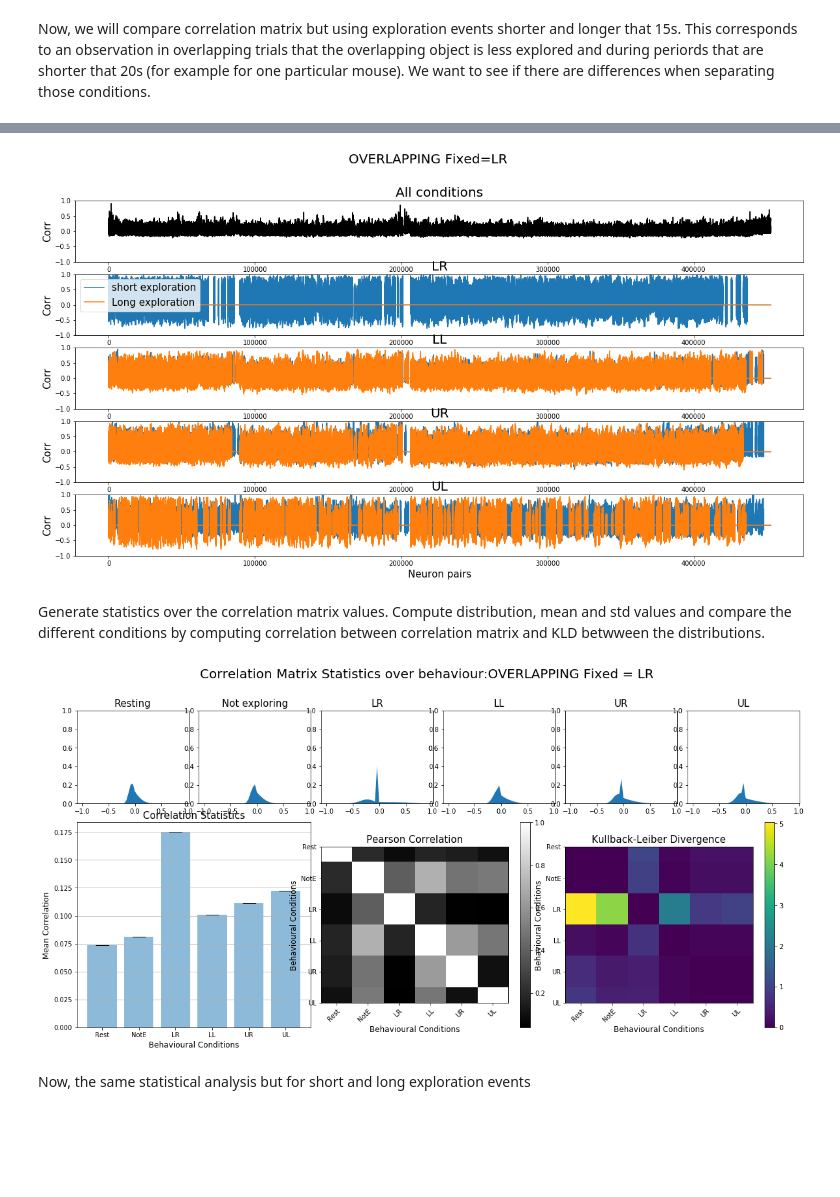
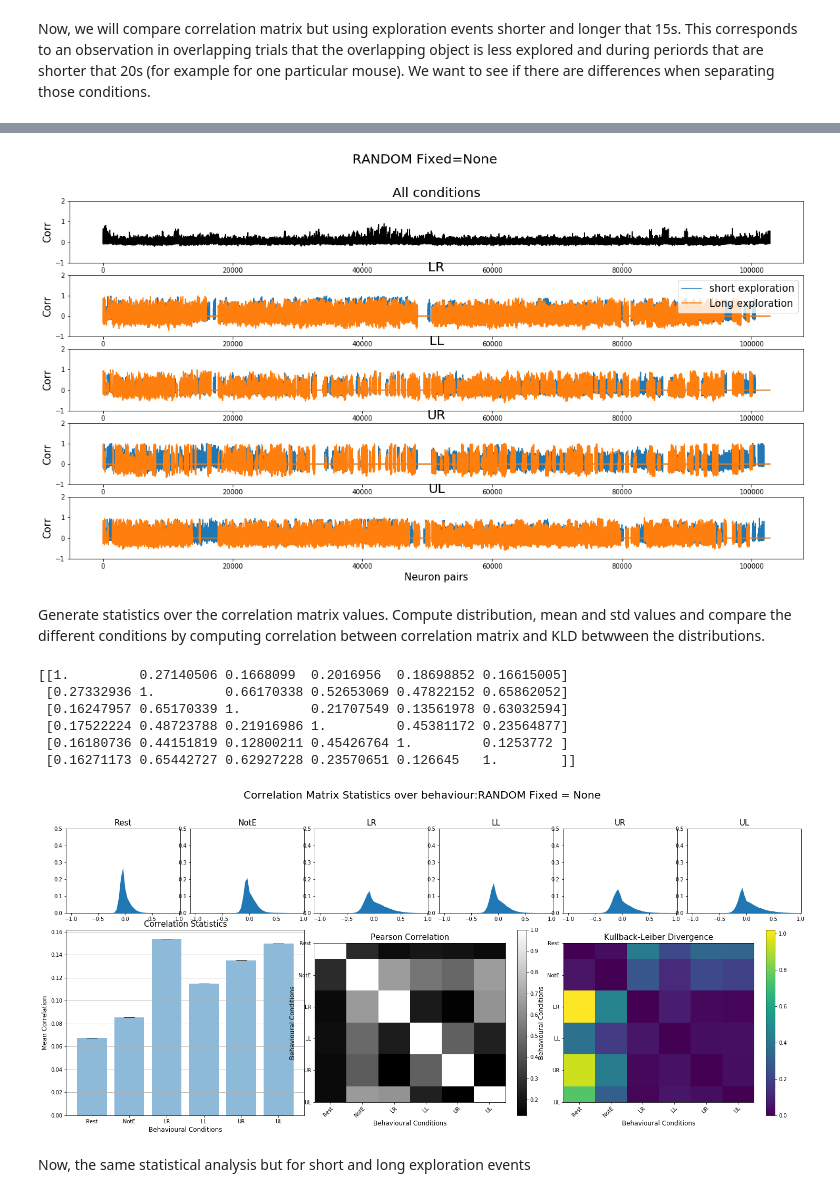
Before and after one commit to melisamc89/neural_analysys, a Jupyter notebook: src/correlation_analysis.ipynb, the cells around one changed output, grey strips where cells are left out. Cells and saved outputs as stored; diff of their text form; code cells hidden in the pictures; blank space fills up the shorter version.

```diff
--- a/src/correlation_analysis.ipynb
+++ b/src/correlation_analysis.ipynb
@@ -39,7 +42,7 @@ Define mouse to analize as well as preprocessing analysis versions
 - sf = 10 -> signal sampling frequency
 - re_sf= 20 -> resample integer (will take one every re_sf point ans use the mean)
 # %%
-mouse = 32365            ### mouse number id
+mouse = 32365           ### mouse number id
 decoding_v = 1            ## decoding version, normaly equal to one
 motion_correction_v = 100 ### 100 means everything was aligned, 200 means it was also equalized
 alignment_v = 1           ## alignment version
@@ -50,7 +53,7 @@ registration_v = 2        ## registration version
 sf = 10                   ## sampling frequency of the original signal
 re_sf= 20                 ## value of resampling
 
-session_now = 3
+session_now = 2
 fixed = 'None'
 ## define task for plotting. This will cahnge for other mice!!!!
 if mouse == 56165 or mouse == 32364:
@@ -237,7 +238,8 @@ correlation_matrix = stats.corr_matrix(neural_activity = resample_neural_activit
 
 #separate neural activity that belongs to traiing without testing trial
 
-test_position = 39
+#test_position = 39
+test_position = len(resample_timeline)-1
 
 vector = resample_neural_activity_mean[:, :int(resample_timeline[test_position])]
 vector_beh = resample_beh1 [:int(resample_timeline[test_position])]
@@ -266,14 +268,17 @@ ax_titles = ['Rest','NE','LR','LL','UR','UL']
 x = np.tril_indices_from(correlation_matrix,k=-1)
 correlation_values = correlation_matrix[x]
 axes[0].plot(correlation_values.flatten(),color = 'k')
-axes[0].set_ylim(-1,1)
+
+vmin = min(correlation_values.flatten())
+vmax = max(correlation_values.flatten())
+axes[0].set_ylim(vmin,vmax)
 axes[0].set_title('All conditions',fontsize= 20)
 axes[0].set_ylabel('Corr', fontsize = 15)
 for i in range(6):
     x = np.tril_indices_from(corr_matrix[i], k = -1)
     correlation_values = corr_matrix[i][x]
     axes[i+1].plot(correlation_values.flatten())
-    axes[i+1].set_ylim(-1,1)
+    axes[i+1].set_ylim(vmin,vmax)
     axes[i+1].set_title(ax_titles[i],fontsize= 20)
     axes[i+1].set_ylabel('Corr', fontsize = 15)
 
@@ -395,31 +400,31 @@ figure.savefig(correlation_behaviour_path)
 # %%
 figure , axes = plt.subplots(5,1)
 ax_titles = ['LR','LL','UR','UL']
 x = np.tril_indices_from(correlation_matrix,k=-1)
 correlation_values = correlation_matrix[x]
 axes[0].plot(correlation_values.flatten(),color = 'k')
-axes[0].set_ylim(-1,1)
+axes[0].set_ylim(-1,2)
 axes[0].set_title('All conditions',fontsize= 20)
 axes[0].set_ylabel('Corr', fontsize = 15)
 for i in range(4):
     x = np.tril_indices_from(corr_matrix_short[i], k = -1)
     correlation_values = corr_matrix_short[i][x]
     axes[i+1].plot(correlation_values.flatten())
     x = np.tril_indices_from(corr_matrix_long[i], k = -1)
     correlation_values = corr_matrix_long[i][x]
     axes[i+1].plot(correlation_values.flatten())
-    axes[i+1].set_ylim(-1,1)
+    axes[i+1].set_ylim(-1,2)
     axes[i+1].set_title(ax_titles[i],fontsize= 20)
     axes[i+1].set_ylabel('Corr', fontsize = 15)
 
 axes[i+1].set_xlabel('Neuron pairs', fontsize = 15)
 axes[1].legend(['short exploration','Long exploration'],fontsize = 15)
 figure.set_size_inches([20,10])
 figure.suptitle(task +' Fixed=' +fixed, fontsize = 20)
 correlation_pairs_path = figure_path +'correlation_behaviour_pairs_mouse_'+f'{mouse}'+'_session_'+f'{session}'+'_binsize_'+f'{re_sf}'+'.png'
 figure.savefig(correlation_pairs_path)
 # %% [output]
-[figure, old version]
+[figure, new version]
 # %% [markdown]
 Generate statistics over the correlation matrix values. Compute distribution, mean and std values and compare the different conditions by computing correlation between correlation matrix and KLD betwween the distributions.
 # %%
@@ -428,7 +433,13 @@ correlation_stats_path = figure_path +'correlation_statistics_mouse_'+f'{mouse}'
                          +f'{session}'+'_binsize_'+f'{re_sf}'+'.png'
 figs.plot_correlation_statistics_behaviour(corr_matrix=corr_matrix, task = task + ' Fixed = ' + fixed, path_save=correlation_stats_path)
 # %% [output]
+[[1.         0.27140506 0.1668099  0.2016956  0.18698852 0.16615005]
+ [0.27332936 1.         0.66170338 0.52653069 0.47822152 0.65862052]
+ [0.16247957 0.65170339 1.         0.21707549 0.13561978 0.63032594]
+ [0.17522224 0.48723788 0.21916986 1.         0.45381172 0.23564877]
+ [0.16180736 0.44151819 0.12800211 0.45426764 1.         0.1253772 ]
+ [0.16271173 0.65442727 0.62927228 0.23570651 0.126645   1.        ]]
-[figure, old version]
+[figure, new version]
 # %% [markdown]
 Now, the same statistical analysis but for short and long exploration events
 # %%
```
Also changed, not shown: parts of 21 cells of this notebook, 3 other files.
